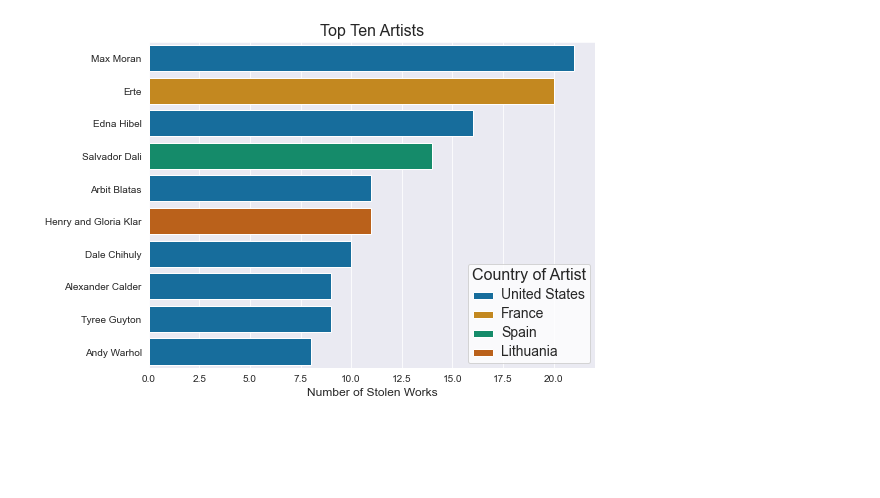
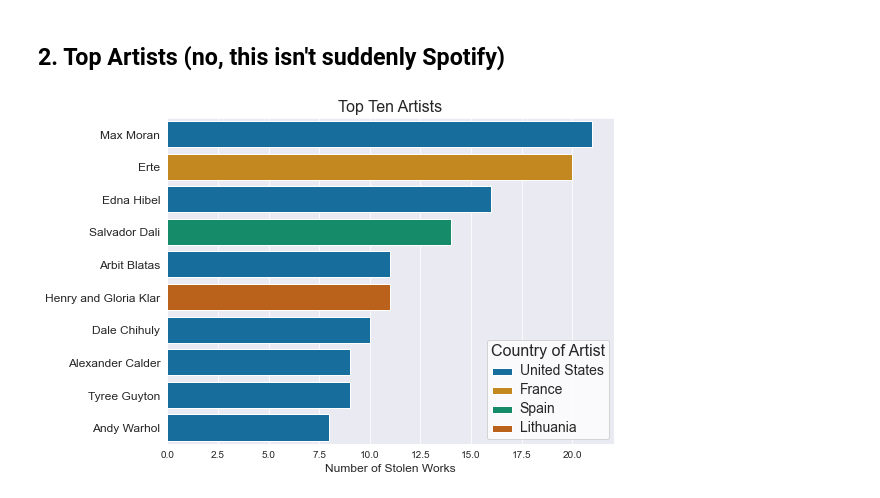
Before and after one commit to emwight/artscraper, a Jupyter notebook: eda.ipynb, the cells around one changed output. Saved outputs shown, nothing was run; the diff lists cells and outputs as text; code cells hidden in the pictures; blank space fills up the shorter version.

Commit message:
Finished graphs, minor code adjustments

```diff
--- a/eda.ipynb
+++ b/eda.ipynb
@@ -90,20 +92,27 @@ outliers.to_markdown()
+# %% [markdown]
+## 2. Top Artists (no, this isn't suddenly Spotify)
 # %%
 sns.set_style("darkgrid")
 sns.set_palette("colorblind")
 plt.figure(figsize=(8,6))
 
+# set list of top artists (only individuals) and number of stolen paintings for each
+# dict(thievery['maker'].value_counts())
 artists = ['Max Moran', 'Erte', 'Edna Hibel', 'Salvador Dali', 'Henry and Gloria Klar', 'Arbit Blatas', 'Dale Chihuly', 'Tyree Guyton', 'Alexander Calder', 'Andy Warhol']
 top_artists = thievery[thievery['maker'].isin(artists)]['maker'].value_counts().to_frame().reset_index()
+# manually include country of each top artist
 top_artists['country'] = ['United States', 'France', 'United States', 'Spain', 'United States', 'Lithuania', 'United States', 'United States', 'United States', 'United States']
 
+# barplot of top artists, colored by country
 ax = sns.barplot(y = 'index', x = 'maker', hue='country', data=top_artists, dodge=False)
 ax.set_ylabel("")
 ax.set_xlabel("Number of Stolen Works", fontsize='12')
 ax.set_title("Top Ten Artists", fontsize='16')
 legend = plt.legend(title='Country of Artist')
 plt.setp(ax.get_legend().get_texts(), fontsize='14')
 plt.setp(ax.get_legend().get_title(), fontsize='16')
+plt.setp(ax.get_yticklabels(), fontsize='12')
 legend.get_frame().set_facecolor('white')
 plt.show()
 # %% [output]
-[figure, old version]
+[figure, new version]
```
Also changed, not shown: parts of 16 cells of this notebook, 8 other files.
